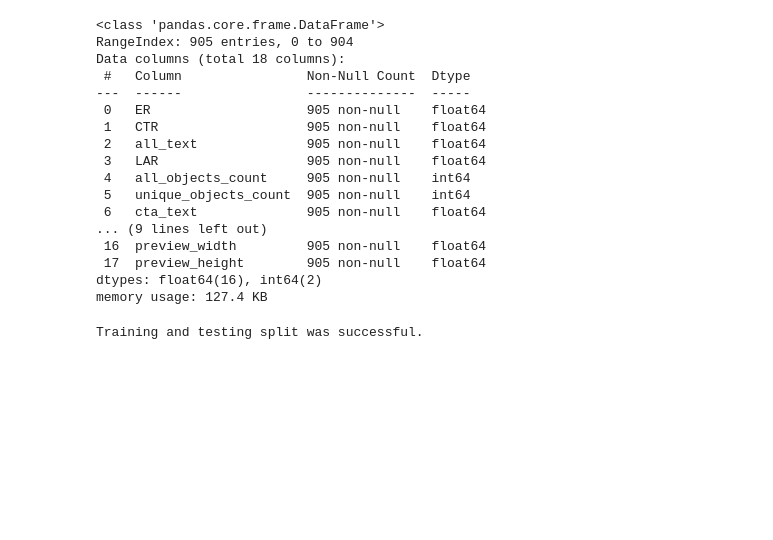
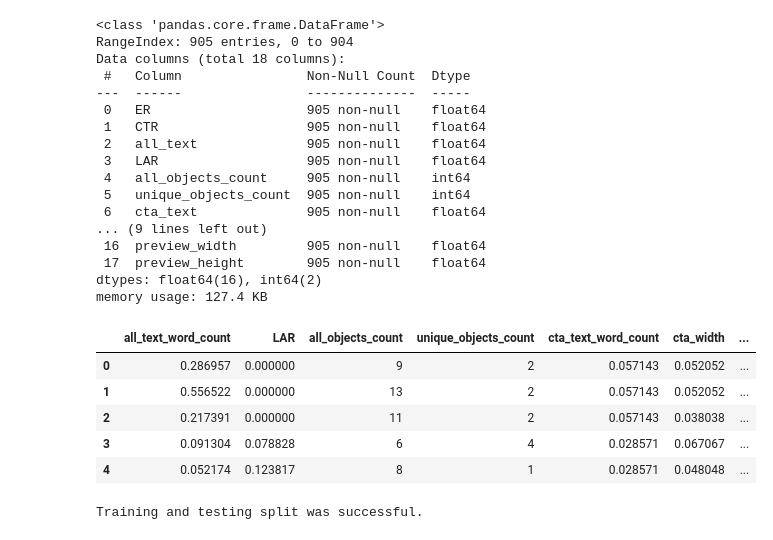
Before and after one commit to Hu-Hesheng/creative_image_optimization, a Jupyter notebook: notebooks/ml.ipynb, the cells around one changed output. Drawn from its saved outputs; the diff is of its cells as text; code cells hidden in the pictures; blank space fills up the shorter version.

```diff
--- a/notebooks/ml.ipynb
+++ b/notebooks/ml.ipynb
@@ -67,4 +68,13 @@ X = df.drop(['ER'], axis = 1)
 y = df['CTR']
+# %%
+X.head()
+# %% [output]
+|  | all_text_word_count | LAR | all_objects_count | unique_objects_count | cta_text_word_count | cta_width | ... |
+| 0 | 0.286957 | 0.000000 | 9 | 2 | 0.057143 | 0.052052 | ... |
+| 1 | 0.556522 | 0.000000 | 13 | 2 | 0.057143 | 0.052052 | ... |
+| 2 | 0.217391 | 0.000000 | 11 | 2 | 0.057143 | 0.038038 | ... |
+| 3 | 0.091304 | 0.078828 | 6 | 4 | 0.028571 | 0.067067 | ... |
+| 4 | 0.052174 | 0.123817 | 8 | 1 | 0.028571 | 0.048048 | ... |
 # %%
 # Splitting our dataset into train and test subsets
 X_train, X_test, y_train, y_test = train_test_split(X, y, test_size=0.2, random_state=42)
```
Also changed, not shown: parts of 7 cells of this notebook, 54 other files.
